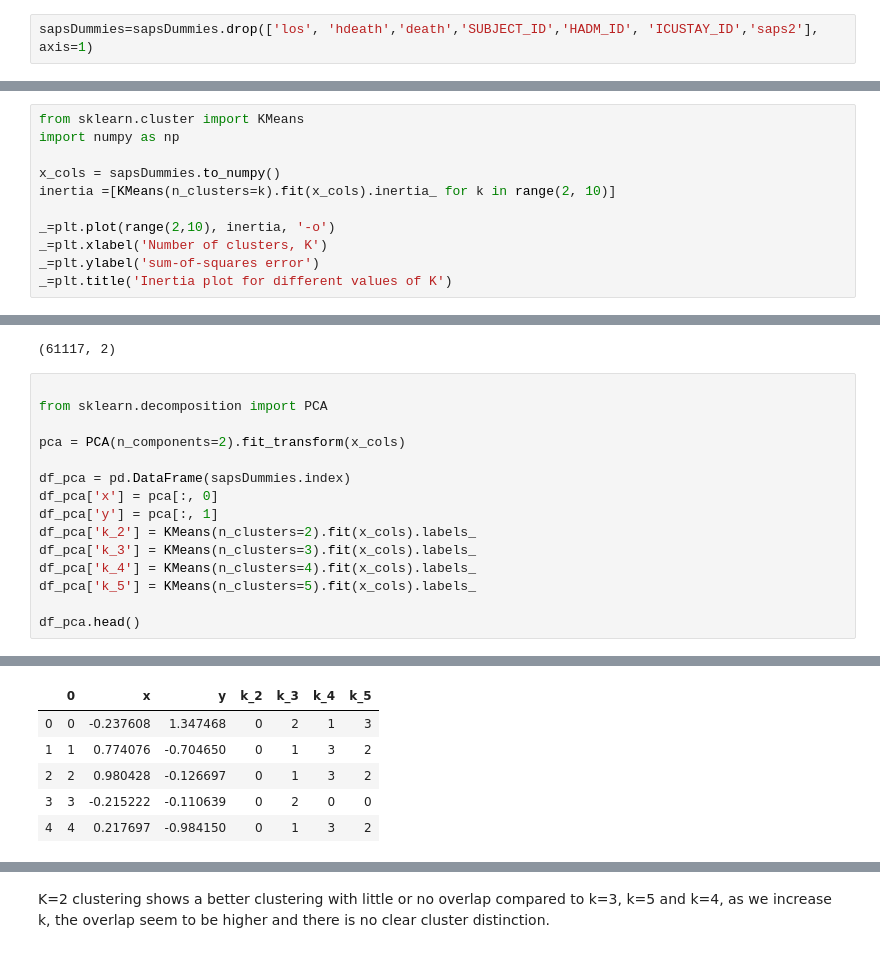
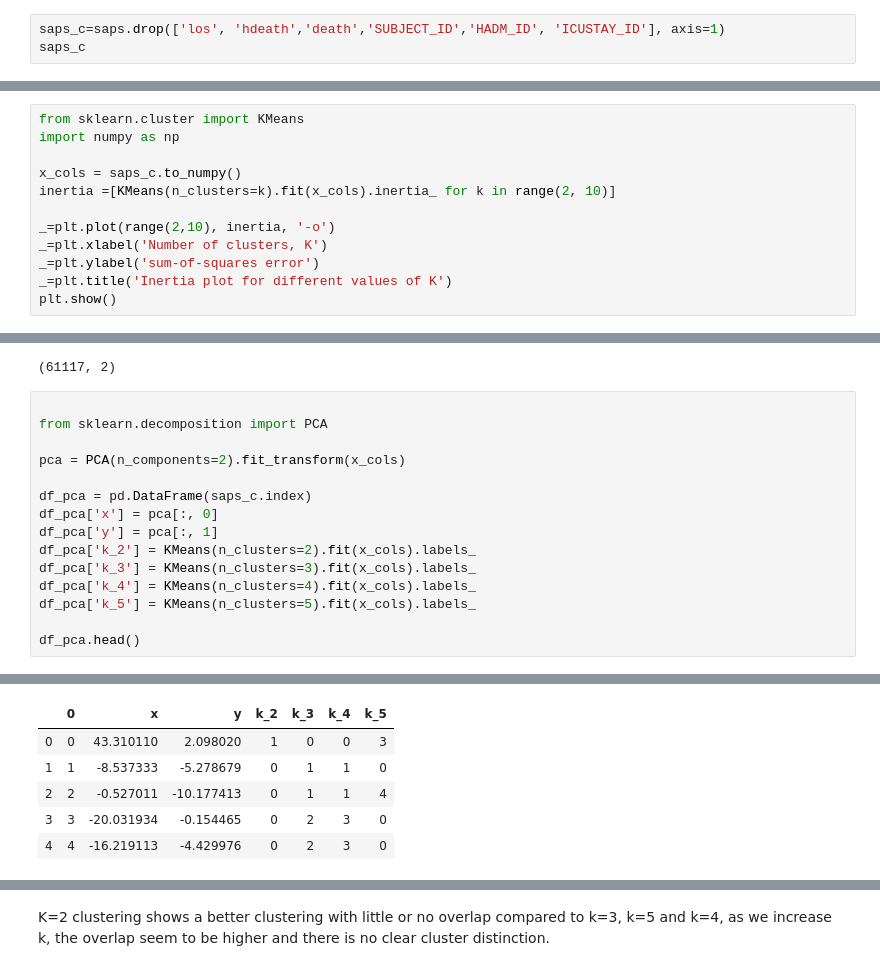
Before and after one commit to abebual/Clinical-Deterioration-Prediction-Model---Clustering, a Jupyter notebook: Clinical Deterioration Prediction Model - Clustering.ipynb, the cells around one changed output, grey strips where cells are left out. Drawn from its saved outputs; the diff is of its cells as text.

```diff
--- a/Clinical Deterioration Prediction Model - Clustering.ipynb
+++ b/Clinical Deterioration Prediction Model - Clustering.ipynb
@@ -99,2 +51,3 @@ sapsDummies
 # %%
-sapsDummies=sapsDummies.drop(['los', 'hdeath','death','SUBJECT_ID','HADM_ID', 'ICUSTAY_ID','saps2'], axis=1)
+saps_c=saps.drop(['los', 'hdeath','death','SUBJECT_ID','HADM_ID', 'ICUSTAY_ID'], axis=1)
+saps_c
@@ -139,13 +83,14 @@ Elbow method gives us an idea on what a good k number of clusters would be based
 from sklearn.cluster import KMeans
 import numpy as np
 
-x_cols = sapsDummies.to_numpy()
+x_cols = saps_c.to_numpy()
 inertia =[KMeans(n_clusters=k).fit(x_cols).inertia_ for k in range(2, 10)]
 
 _=plt.plot(range(2,10), inertia, '-o')
 _=plt.xlabel('Number of clusters, K')
 _=plt.ylabel('sum-of-squares error')
 _=plt.title('Inertia plot for different values of K')
+plt.show()
 # %% [output]
 [interactive output not drawn]
 [interactive output not drawn]
@@ -194,23 +140,23 @@ pca_components.shape
 # %%
 
 from sklearn.decomposition import PCA
 
 pca = PCA(n_components=2).fit_transform(x_cols)
 
-df_pca = pd.DataFrame(sapsDummies.index)
+df_pca = pd.DataFrame(saps_c.index)
 df_pca['x'] = pca[:, 0]
 df_pca['y'] = pca[:, 1]
 df_pca['k_2'] = KMeans(n_clusters=2).fit(x_cols).labels_
 df_pca['k_3'] = KMeans(n_clusters=3).fit(x_cols).labels_
 df_pca['k_4'] = KMeans(n_clusters=4).fit(x_cols).labels_
 df_pca['k_5'] = KMeans(n_clusters=5).fit(x_cols).labels_
 
 df_pca.head()
 # %% [output]
 [interactive output not drawn]
 |  | 0 | x | y | k_2 | k_3 | k_4 | k_5 |
-| 0 | 0 | -0.237608 | 1.347468 | 0 | 2 | 1 | 3 |
-| 1 | 1 | 0.774076 | -0.704650 | 0 | 1 | 3 | 2 |
-| 2 | 2 | 0.980428 | -0.126697 | 0 | 1 | 3 | 2 |
-| 3 | 3 | -0.215222 | -0.110639 | 0 | 2 | 0 | 0 |
-| 4 | 4 | 0.217697 | -0.984150 | 0 | 1 | 3 | 2 |
+| 0 | 0 | 43.310110 | 2.098020 | 1 | 0 | 0 | 3 |
+| 1 | 1 | -8.537333 | -5.278679 | 0 | 1 | 1 | 0 |
+| 2 | 2 | -0.527011 | -10.177413 | 0 | 1 | 1 | 4 |
+| 3 | 3 | -20.031934 | -0.154465 | 0 | 2 | 3 | 0 |
+| 4 | 4 | -16.219113 | -4.429976 | 0 | 2 | 3 | 0 |
```
Also changed, not shown: parts of 21 cells of this notebook.
